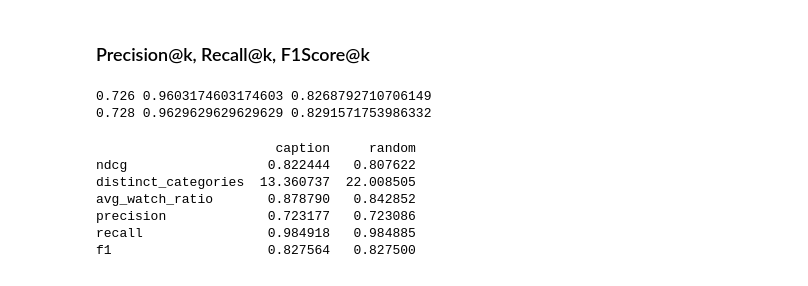
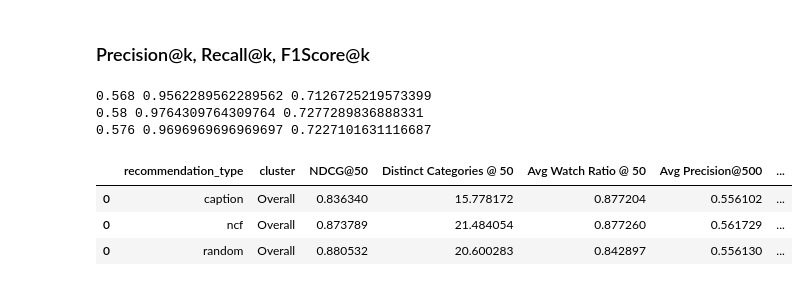
Before and after one commit to jiaawe/kuaishou-recommender, a Jupyter notebook: evaluation/caption_evaluation.ipynb, the cells around one changed output. Drawn from its saved outputs; the diff is of its cells as text; code cells hidden in the pictures.

```diff
--- a/evaluation/caption_evaluation.ipynb
+++ b/evaluation/caption_evaluation.ipynb
@@ -473,11 +166,15 @@ def get_user_precision_recall_f1_at_k(k, user_id, recommendations, ground_truth,
 # %%
-threshold = 0.5
+threshold = 0.7
+k = 500
 
 # Precision, recall, and F1 @ 500 for user 14
-precision, recall, f1 = get_user_precision_recall_f1_at_k(500, 14, reco_grp, ground_truth, threshold)
-precision_random, recall_random, f1_random = get_user_precision_recall_f1_at_k(500, 14, reco_grp_random, ground_truth, threshold)
+precision, recall, f1 = eval_fns.get_user_precision_recall_f1_at_k(k, 14, reco_grp_caption, ground_truth, threshold)
+precision_ncf, recall_ncf, f1_ncf = eval_fns.get_user_precision_recall_f1_at_k(k, 14, reco_grp_ncf, ground_truth, threshold)
+precision_random, recall_random, f1_random = eval_fns.get_user_precision_recall_f1_at_k(k, 14, reco_grp_random, ground_truth, threshold)
 print(precision, recall, f1)
+print(precision_ncf, recall_ncf, f1_ncf)
 print(precision_random, recall_random, f1_random)
 # %% [output]
-0.726 0.9603174603174603 0.8268792710706149
-0.728 0.9629629629629629 0.8291571753986332
+0.568 0.9562289562289562 0.7126725219573399
+0.58 0.9764309764309764 0.7277289836888331
+0.576 0.9696969696969697 0.7227101631116687
@@ -519,36 +181,28 @@ avg_precision_random, avg_recall_random, avg_f1_random = get_precision_recall_f1
-# %%
-# Merge all metrics
-metrics = {
-    'ndcg': overall_ndcg,
-    'distinct_categories': overall_distinct_categories,
-    'avg_watch_ratio': overall_avg_watch_ratio,
-    'precision': avg_precision,
-    'recall': avg_recall,
-    'f1': avg_f1
-}
-
-metrics_random = {
-    'ndcg': overall_ndcg_random,
-    'distinct_categories': overall_distinct_categories_random,
-    'avg_watch_ratio': overall_avg_watch_ratio_random,
-    'precision': avg_precision_random,
-    'recall': avg_recall_random,
-    'f1': avg_f1_random
-}
-
-# combine both metrics
-metrics = {
-    'caption': metrics,
-    'random': metrics_random
-}
-
-# print it as a nice dataframe
-print(pd.DataFrame(metrics))
-# %% [output]
-                       caption     random
-ndcg                  0.822444   0.807622
-distinct_categories  13.360737  22.008505
-avg_watch_ratio       0.878790   0.842852
-precision             0.723177   0.723086
-recall                0.984918   0.984885
-f1                    0.827564   0.827500
+# %%
+k1 = 50
+k2 = 500
+threshold = 0.7
+
+metrics_df_caption = eval_fns.get_all_metrics(k1, k2, ground_truth_grp, reco_grp_caption, video_data, threshold, by_cluster = False)
+metrics_df_ncf = eval_fns.get_all_metrics(k1, k2, ground_truth_grp, reco_grp_ncf, video_data, threshold, by_cluster = False)
+metrics_df_random = eval_fns.get_all_metrics(k1, k2, ground_truth_grp, reco_grp_random, video_data, threshold, by_cluster = False)
+# %%
+metrics_df_copy = metrics_df_caption.copy()
+
+# concatenate
+metrics_combined = pd.concat([metrics_df_caption, metrics_df_ncf, metrics_df_random], axis=0)
+
+# add column for the type of recommendation
+metrics_combined['recommendation_type'] = ['caption', 'ncf', 'random']
+
+# make it appear to the left
+cols = metrics_combined.columns.tolist()
+cols = cols[-1:] + cols[:-1]
+metrics_combined = metrics_combined[cols]
+
+metrics_combined
+# %% [output]
+|  | recommendation_type | cluster | NDCG@50 | Distinct Categories @ 50 | Avg Watch Ratio @ 50 | Avg Precision@500 | ... |
+| 0 | caption | Overall | 0.836340 | 15.778172 | 0.877204 | 0.556102 | ... |
+| 0 | ncf | Overall | 0.873789 | 21.484054 | 0.877260 | 0.561729 | ... |
+| 0 | random | Overall | 0.880532 | 20.600283 | 0.842897 | 0.556130 | ... |
```
Also changed, not shown: parts of 33 cells of this notebook, 3 other files.
